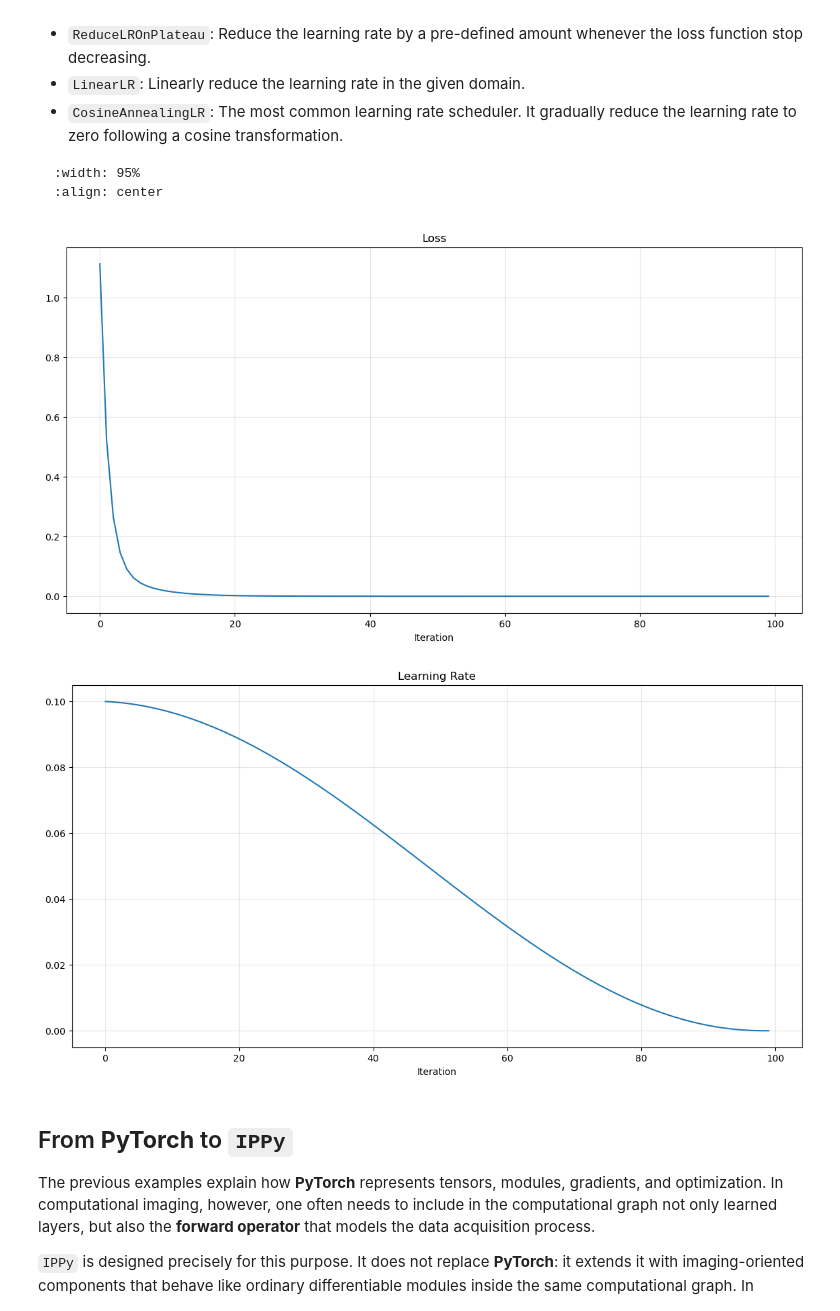
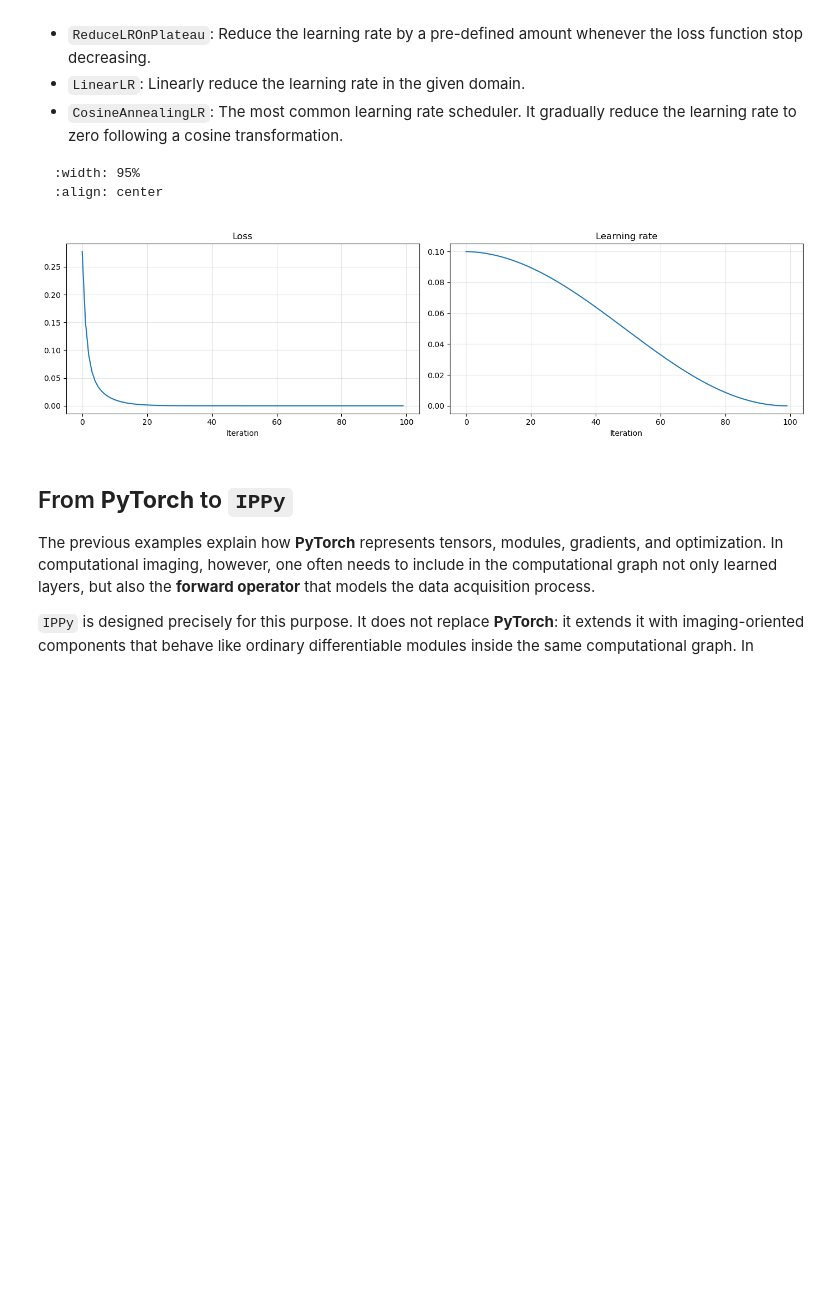
Before and after one commit to devangelista2/computational-imaging, a Jupyter notebook: 2025-26/_sources/intro/a-brief-overview-pytorch.ipynb, the cells around one changed output. Cells and saved outputs as stored; diff of their text form; code cells hidden in the pictures; blank space fills up the shorter version.

````diff
--- a/2025-26/_sources/intro/a-brief-overview-pytorch.ipynb
+++ b/2025-26/_sources/intro/a-brief-overview-pytorch.ipynb
@@ -262,48 +291,52 @@ Inside its `optim` submodule, pytorch implements a lot of differet learning rate
 :align: center
 ```
 # %%
+import matplotlib.pyplot as plt
 import torch
-import matplotlib.pyplot as plt
 
 num_iter = 100
 
 model = torch.nn.Linear(2, 1)
 optimizer = torch.optim.SGD(model.parameters(), lr=0.1)
-scheduler = torch.optim.lr_scheduler.CosineAnnealingLR(optimizer=optimizer,
-                                                       T_max=num_iter)
+scheduler = torch.optim.lr_scheduler.CosineAnnealingLR(
+    optimizer=optimizer,
+    T_max=num_iter,
+)
 
 x = torch.tensor([[1.0, -1.0], [0.5, 0.5]])
 y = torch.tensor([[2.0], [0.0]])
 
 loss_val = []
 lr_val = []
 for k in range(num_iter):
     prediction = model(x)
     loss = torch.mean((prediction - y) ** 2)
+
     optimizer.zero_grad()
     loss.backward()
     optimizer.step()
     scheduler.step()
 
     loss_val.append(loss.item())
-    lr_val.append(scheduler.get_lr())
+    lr_val.append(scheduler.get_last_lr()[0])
 
-plt.figure(figsize=(14, 7))
+plt.figure(figsize=(14, 4))
+plt.subplot(1, 2, 1)
 plt.plot(loss_val)
 plt.grid(alpha=0.3)
-plt.title("Loss")
-plt.xlabel("Iteration")
-plt.show()
+plt.title('Loss')
+plt.xlabel('Iteration')
 
-plt.figure(figsize=(14, 7))
+plt.subplot(1, 2, 2)
 plt.plot(lr_val)
 plt.grid(alpha=0.3)
-plt.title("Learning Rate")
-plt.xlabel("Iteration")
+plt.title('Learning rate')
+plt.xlabel('Iteration')
+
+plt.tight_layout()
 plt.show()
 # %% [output]
-[figure, old version]
+[figure, new version]
-[figure, removed]
 # %% [markdown]
 ## From **PyTorch** to `IPPy`
 
````
Also changed, not shown: parts of 10 cells of this notebook, 38 other files.
